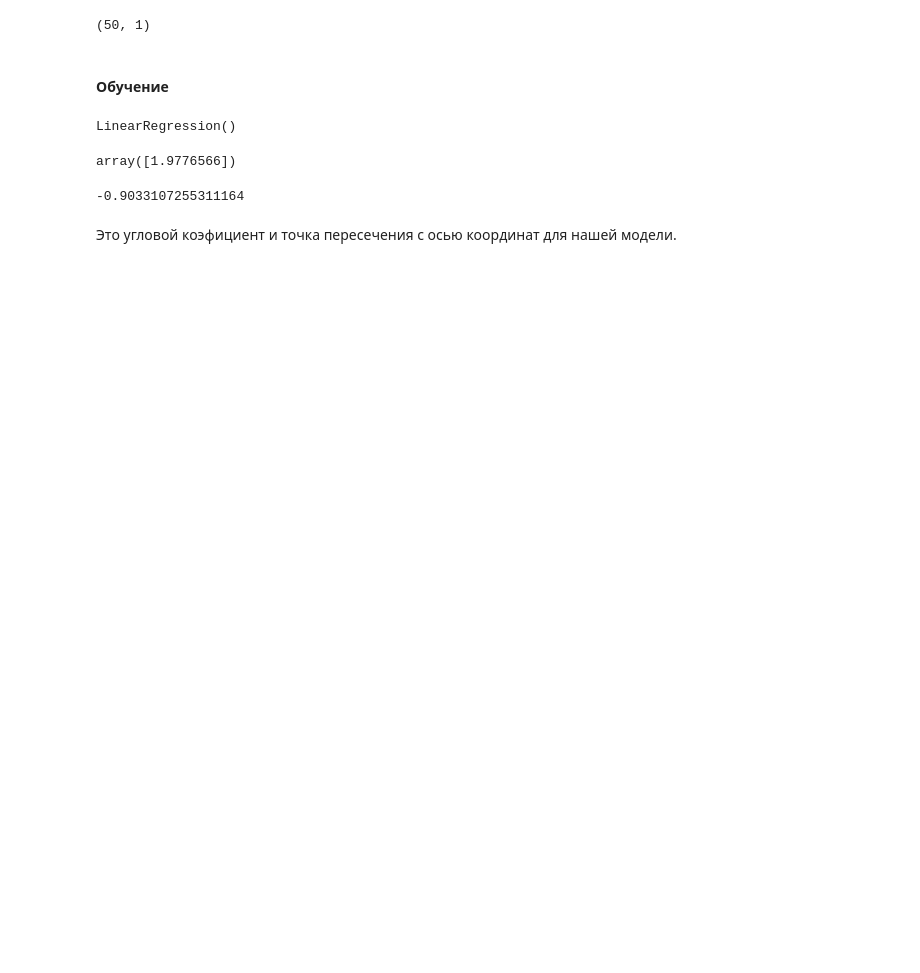
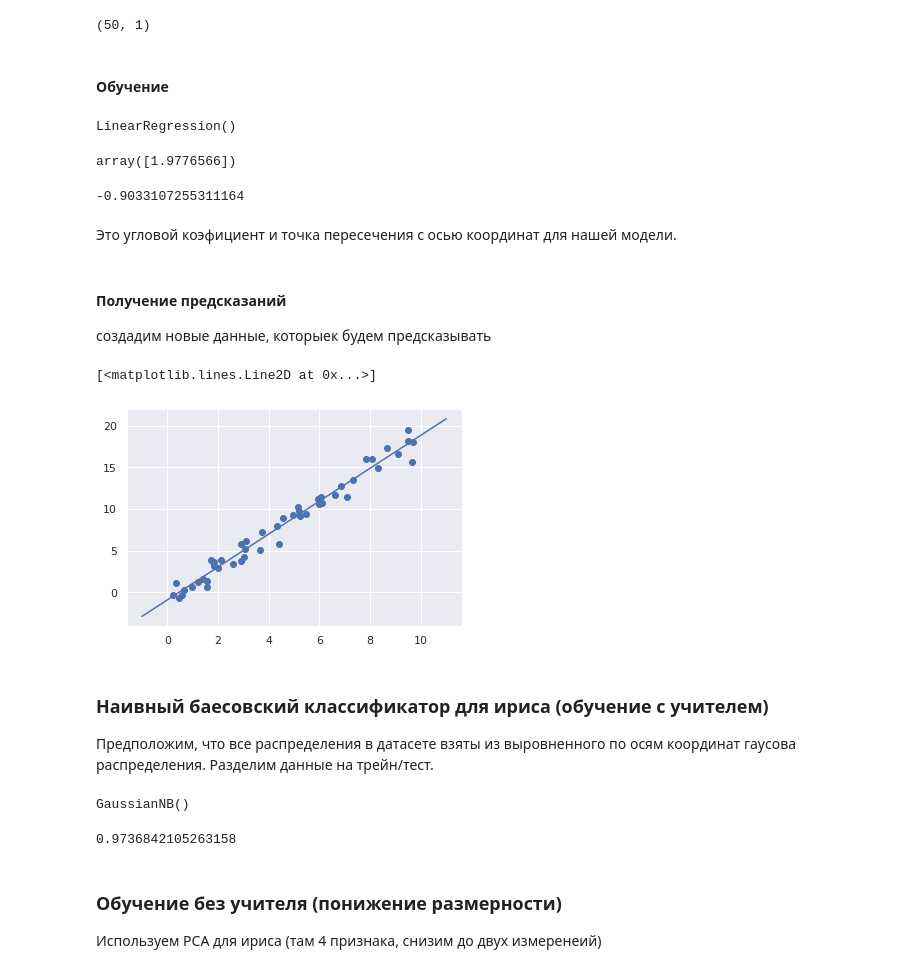
Before and after one commit to KonstantinKlepikov/all-python-ml-learning, a Jupyter notebook: sklearn-learning.ipynb, the cells around one changed output. Saved outputs shown, nothing was run; the diff lists cells and outputs as text; code cells hidden in the pictures; blank space fills up the shorter version.

Commit message:
sklearn learning

```diff
--- a/sklearn-learning.ipynb
+++ b/sklearn-learning.ipynb
@@ -91,3 +91,22 @@ model.intercept_
 -0.9033107255311164
 # %% [markdown]
 Это угловой коэфициент и точка пересечения с осью координат для нашей модели.
+# %% [markdown]
+#### Получение предсказаний
+
+создадим новые данные, которыек будем предсказывать
+# %%
+xfit = np.linspace(-1, 11)
+# %%
+Xfit = xfit[:, np.newaxis]
+yfit = model.predict(Xfit)
+# %%
+plt.scatter(x, y)
+plt.plot(xfit, yfit)
+# %% [output]
+[<matplotlib.lines.Line2D at 0x...>]
+[figure, added]
+# %% [markdown]
+### Наивный баесовский классификатор для ириса (обучение с учителем)
+
+Предположим, что все распределения в датасете взяты из выровненного по осям координат гаусова распределения. Разделим данные на трейн/тест.
@@ -93,0 +121,4 @@ model.intercept_
+# %%
+model.fit(Xtrain, ytrain)
+# %% [output]
+GaussianNB()
@@ -93,0 +127,10 @@ model.intercept_
+# %%
+# точность
+from sklearn.metrics import accuracy_score
+accuracy_score(ytest, y_model)
+# %% [output]
+0.9736842105263158
+# %% [markdown]
+### Обучение без учителя (понижение размерности)
+
+Используем PCA для ириса (там 4 признака, снизим до двух измеренеий)
```
Also changed, not shown: parts of 11 cells of this notebook.
